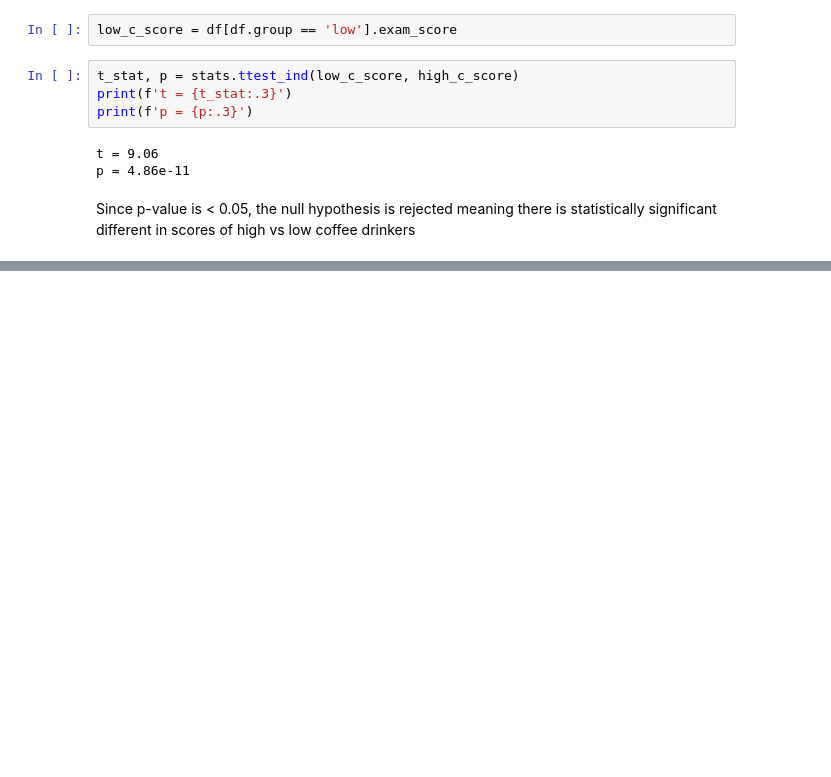
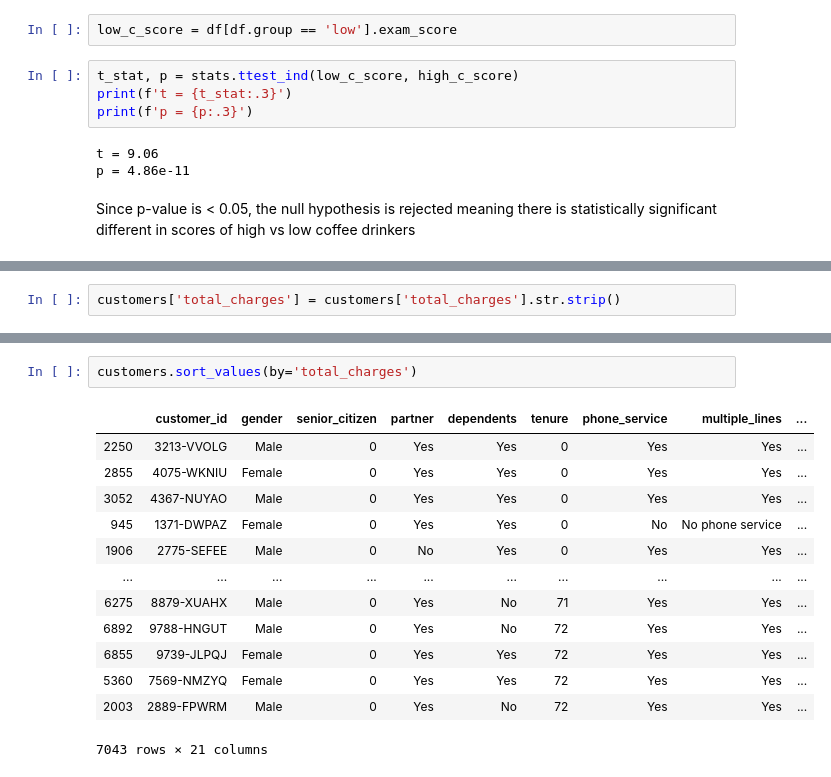
Before and after one commit to ravinder79/statistics-exercises, a Jupyter notebook: hypothesis_testing.ipynb, the cells around one changed output, grey strips where cells are left out. Saved outputs shown, nothing was run; the diff lists cells and outputs as text; blank space fills up the shorter version.

```diff
--- a/hypothesis_testing.ipynb
+++ b/hypothesis_testing.ipynb
@@ -262,0 +309,2 @@ Since p-value is < 0.05, the null hypothesis is rejected meaning there is statis
+# %%
+customers['total_charges'] = customers['total_charges'].str.strip()
@@ -262,0 +327,16 @@ Since p-value is < 0.05, the null hypothesis is rejected meaning there is statis
+# %%
+customers.sort_values(by='total_charges')
+# %% [output]
+|  | customer_id | gender | senior_citizen | partner | dependents | tenure | phone_service | multiple_lines | ... |
+| 2250 | 3213-VVOLG | Male | 0 | Yes | Yes | 0 | Yes | Yes | ... |
+| 2855 | 4075-WKNIU | Female | 0 | Yes | Yes | 0 | Yes | Yes | ... |
+| 3052 | 4367-NUYAO | Male | 0 | Yes | Yes | 0 | Yes | Yes | ... |
+| 945 | 1371-DWPAZ | Female | 0 | Yes | Yes | 0 | No | No phone service | ... |
+| 1906 | 2775-SEFEE | Male | 0 | No | Yes | 0 | Yes | Yes | ... |
+| ... | ... | ... | ... | ... | ... | ... | ... | ... | ... |
+| 6275 | 8879-XUAHX | Male | 0 | Yes | No | 71 | Yes | Yes | ... |
+| 6892 | 9788-HNGUT | Male | 0 | Yes | No | 72 | Yes | Yes | ... |
+| 6855 | 9739-JLPQJ | Female | 0 | Yes | Yes | 72 | Yes | Yes | ... |
+| 5360 | 7569-NMZYQ | Female | 0 | Yes | Yes | 72 | Yes | Yes | ... |
+| 2003 | 2889-FPWRM | Male | 0 | Yes | No | 72 | Yes | Yes | ... |
+7043 rows × 21 columns
```
Also changed, not shown: parts of 53 cells of this notebook.
